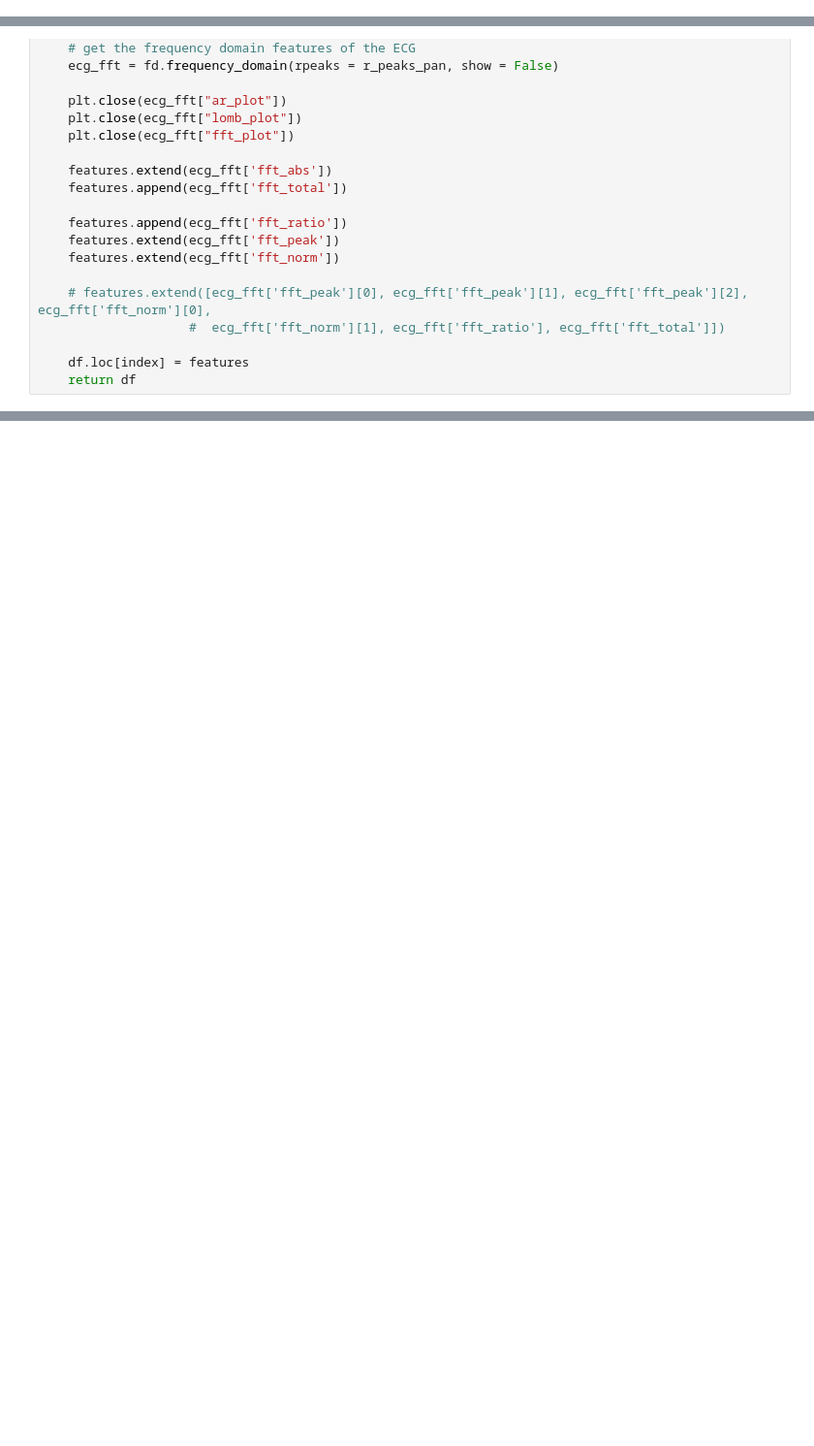
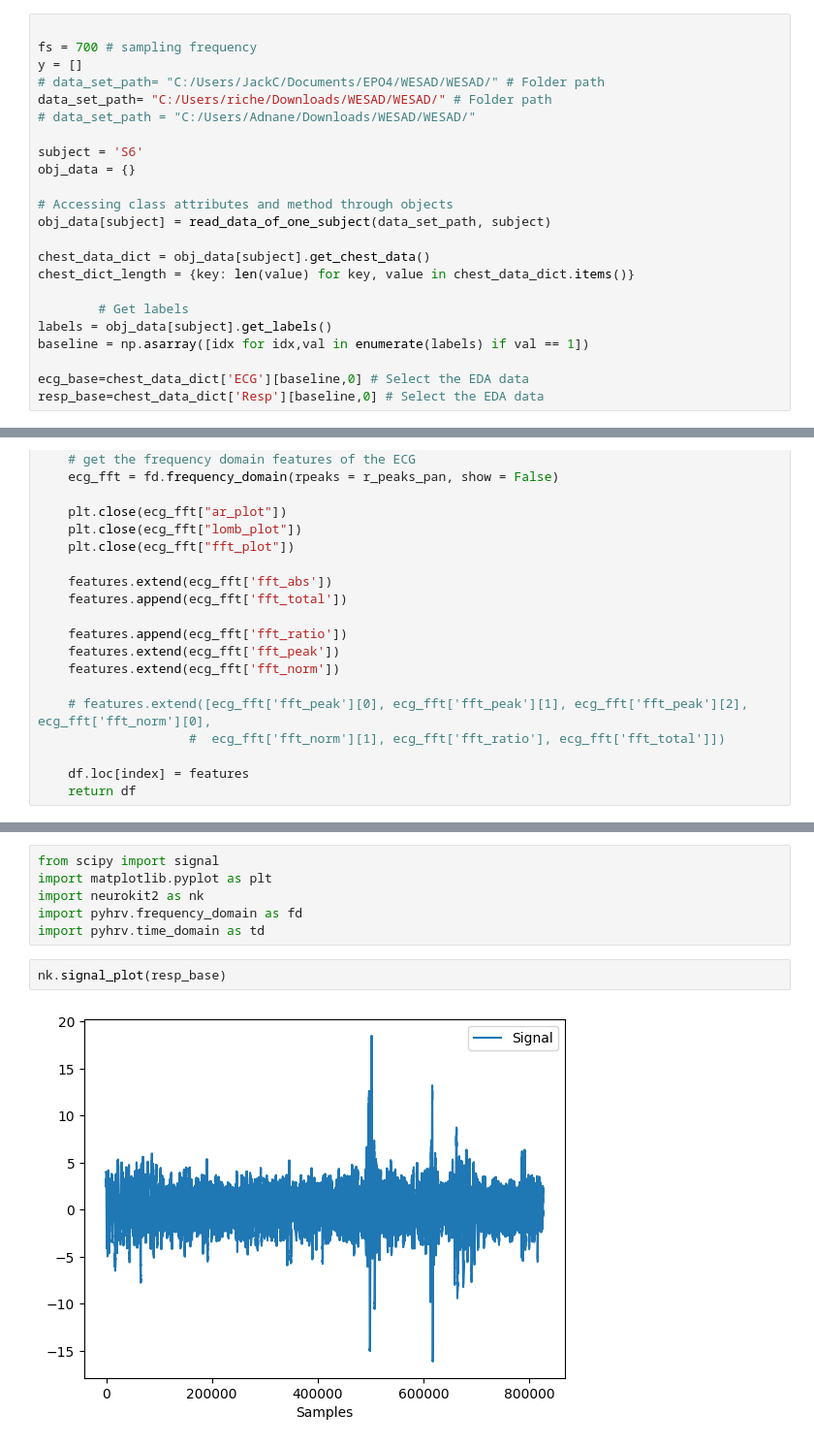
Before and after one commit to aacudad/EPO4-C2, a Jupyter notebook: ECG_features.ipynb, the cells around one changed output, grey strips where cells are left out. Shown at 97% size. Saved outputs shown, nothing was run; the diff lists cells and outputs as text; blank space fills up the shorter version.

```diff
--- a/ECG_features.ipynb
+++ b/ECG_features.ipynb
@@ -14,3 +60,26 @@ import pyhrv
+# %%
+
+fs = 700 # sampling frequency
+y = []
+# data_set_path= "C:/Users/JackC/Documents/EPO4/WESAD/WESAD/" # Folder path
+data_set_path= "C:/Users/riche/Downloads/WESAD/WESAD/" # Folder path
+# data_set_path = "C:/Users/Adnane/Downloads/WESAD/WESAD/"
+
+subject = 'S6'
+obj_data = {}
+
+# Accessing class attributes and method through objects
+obj_data[subject] = read_data_of_one_subject(data_set_path, subject)
+
+chest_data_dict = obj_data[subject].get_chest_data()
+chest_dict_length = {key: len(value) for key, value in chest_data_dict.items()}
+
+        # Get labels
+labels = obj_data[subject].get_labels()
+baseline = np.asarray([idx for idx,val in enumerate(labels) if val == 1])
+
+ecg_base=chest_data_dict['ECG'][baseline,0] # Select the EDA data
+resp_base=chest_data_dict['Resp'][baseline,0] # Select the EDA data
 # %%
 # filtering
 def filter_ecgsignal(ecg, fs):
@@ -110,3 +180,13 @@ def get_ecgfeatures(ecg, fs, df, index):
     # plt.plot(rpeaks,filtered_ecg[rpeaks], 'ro')
     df_features = get_features(rpeaks, fs, df, index)
     return df_features
+# %%
+from scipy import signal
+import matplotlib.pyplot as plt
+import neurokit2 as nk
+import pyhrv.frequency_domain as fd
+import pyhrv.time_domain as td
+# %%
+nk.signal_plot(resp_base)
+# %% [output]
+[figure, added]
```
Also changed, not shown: parts of 7 cells of this notebook.
